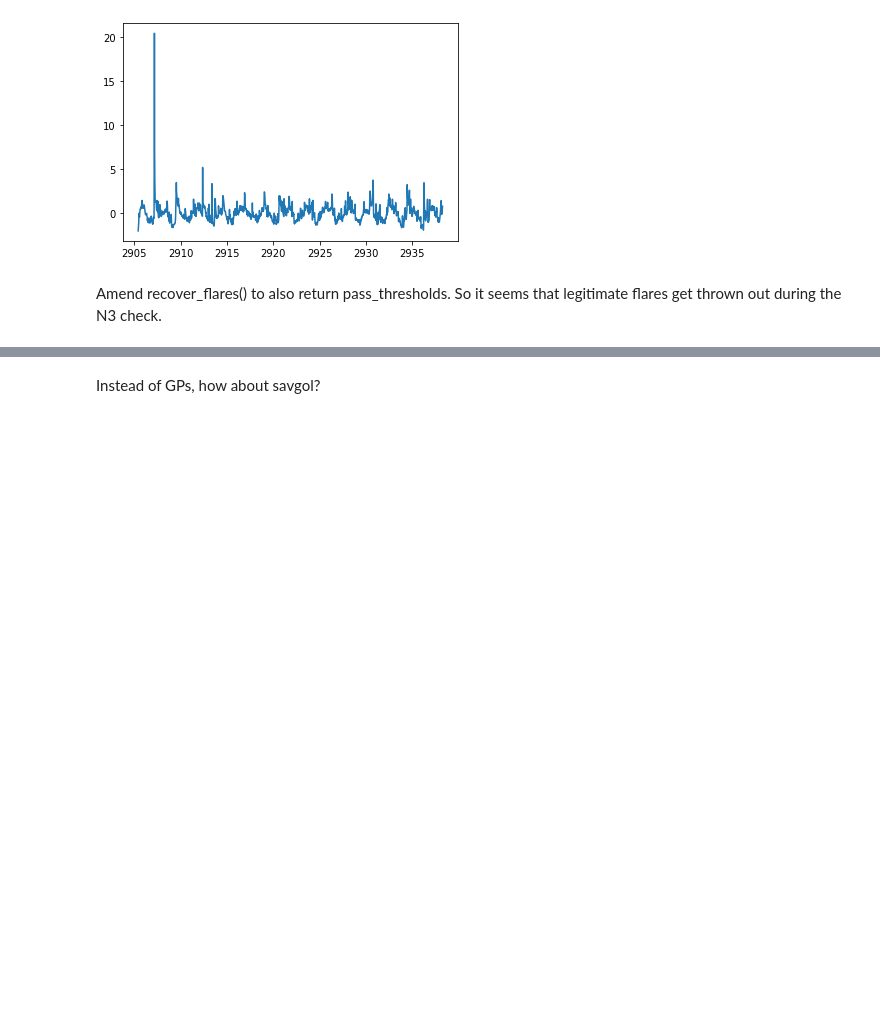
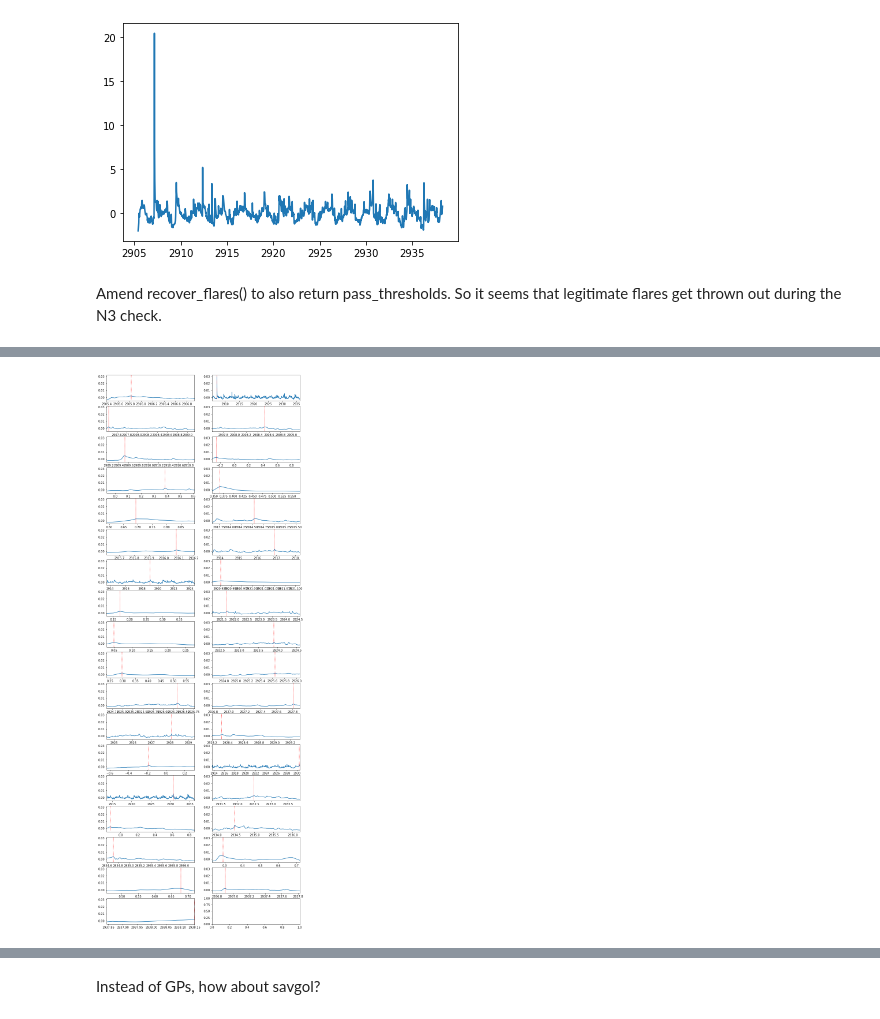
Before and after one commit to exoclam/epic-246301900, a Jupyter notebook: injection-recovery/injection_recovery.ipynb, the cells around one changed output, grey strips where cells are left out. Cells and saved outputs as stored; diff of their text form; code cells hidden in the pictures; blank space fills up the shorter version.

Commit message:
added scipy find_peaks() as supplemental method for flare identification

```diff
--- a/injection-recovery/injection_recovery.ipynb
+++ b/injection-recovery/injection_recovery.ipynb
@@ -973,0 +1061,16 @@ candidates_postgap, istart_gap_postgap, istop_gap_postgap, pass_thresholds_postg
+# %%
+height = 1.3
+distance = 10
+wlen = 10
+width_left = 1
+width_right = 8
+peaks, _ = find_peaks((norm_flux_pre-pred_pre)/np.std(norm_flux_pre-pred_pre), height=height, distance=distance,
+                      width=(width_left,width_right), wlen=wlen)
+#print(peaks, len(peaks))
+prominences, left_bases, right_bases = peak_prominences((norm_flux_pre-pred_pre)/np.std(norm_flux_pre-pred_pre), peaks)
+print(prominences, len(prominences), len(left_bases), len(right_bases))
+#print(left_bases)
+#print(right_bases)
+
+flares_scipy = pd.DataFrame({'peaks': peaks, 'left_bases': left_bases, 'right_bases': right_bases})
+print(flares_scipy)
@@ -973,0 +1095,26 @@ candidates_postgap, istart_gap_postgap, istop_gap_postgap, pass_thresholds_postg
+# %%
+fig, axes = plt.subplots(ncols=2, nrows=np.ceil(len(peaks)/2).astype(int), figsize=[12,len(peaks)])
+axes = axes.flatten()
+
+for i in range(len(peaks)):
+    snapshot = (norm_flux_pre-pred_pre).iloc[left_bases[i]:right_bases[i]]
+    """
+    tpeak = pre.TIME[snapshot.idxmax()]
+    ampl = snapshot.max()
+    #half_max_left = snapshot.loc[(snapshot >= 0.5*ampl) & ()
+    #fwhm = np.asarray(npts) * (2/1440)
+    peaks, _ = find_peaks(snapshot.array)
+    fwhm = get_fwhm(snapshot)
+    fwhms.append(fwhm)
+    tpeaks.append(tpeak)
+    ampls.append(ampl)
+    """
+    ax = axes[i]
+    ax.plot(pre.TIME, norm_flux_pre-pred_pre)
+    ax.axvline(pre.TIME.iloc[peaks[i]], -1, 1, color='r', linestyle=':')
+    ax.set_xlim(pre.TIME[snapshot.index].min(), pre.TIME[snapshot.index].max())
+    #ax.set_xlim(pre.TIME[istart_gap_pre[i]]-0.2, pre.TIME[istart_gap_pre[i]]+0.2)
+    #ax.set_ylim(np.min(y), np.max(ampls[i]+3))
+plt.show()
+# %% [output]
+[figure, added]
```
Also changed, not shown: parts of 28 cells of this notebook.
